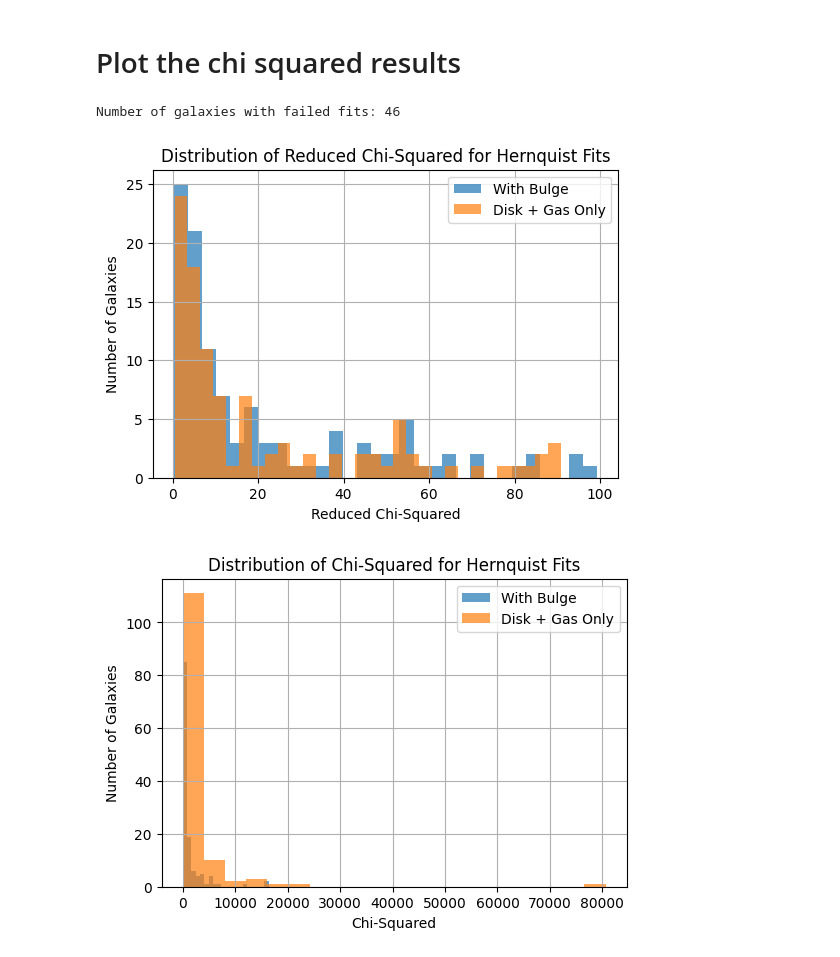
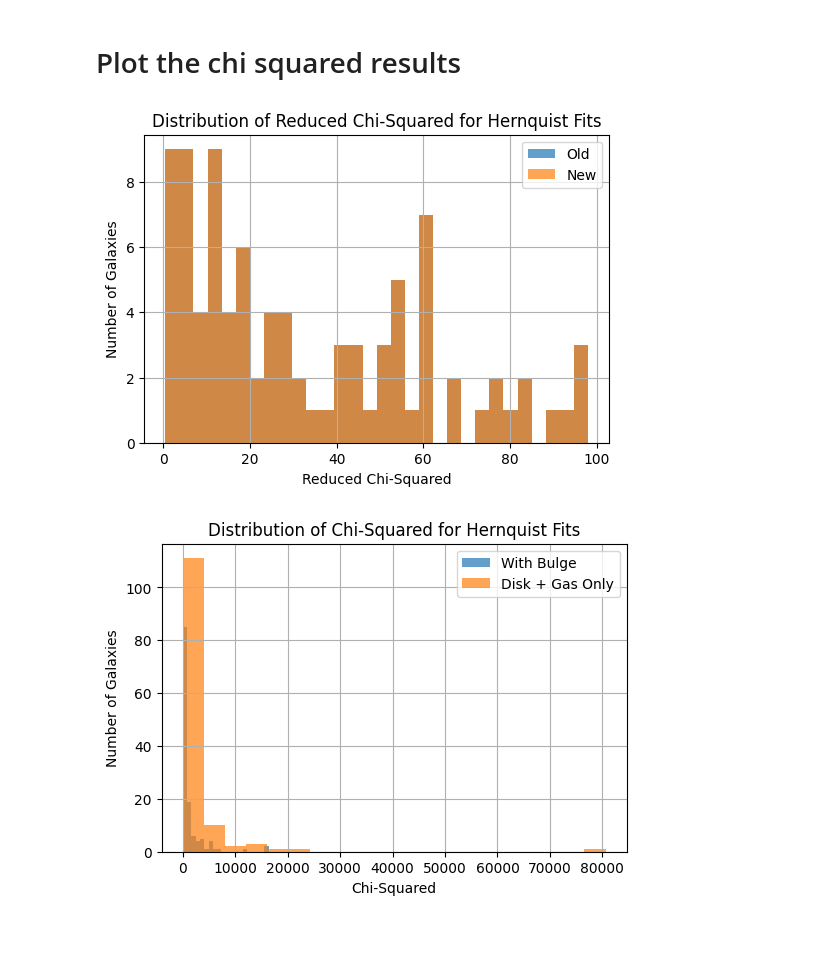
Before and after one commit to AdamSmithOrlik/sidm-rotation-curves-SPARC, a Jupyter notebook: baryon-fits.ipynb, the cells around one changed output. Saved outputs shown, nothing was run; the diff lists cells and outputs as text; code cells hidden in the pictures.

```diff
--- a/baryon-fits.ipynb
+++ b/baryon-fits.ipynb
@@ -357,27 +357,26 @@ Galaxy with largest a_fit_bulge: NGC4217 with a_fit_bulge = 2.2754076229727467
 # %%
 plot_path = os.getcwd() + "/plots/fits/"
 data_path = os.getcwd() + "/data/fit_data/"
 
-data = pd.read_csv(os.path.join(data_path, "hernquist_fit_results_gamma.csv"))
-data2 = pd.read_csv(os.path.join(data_path, "hernquist_fit_disk_gas.csv"))
-failed = np.loadtxt(os.path.join(data_path, "failed_fits_gamma.txt"), dtype=str).tolist()
-print("Number of galaxies with failed fits:", len(failed))
+data = pd.read_csv(os.path.join(data_path, "hern_fits.csv"))
+data2 = pd.read_csv(os.path.join(data_path, "hern_fits_test.csv"))
+# failed = np.loadtxt(os.path.join(data_path, "failed_fits_gamma.txt"), dtype=str).tolist()
+# print("Number of galaxies with failed fits:", len(failed))
 
-sub = data[data["RedChiSq"] < 100]
-sub2 = data2[data2["RedChiSq"] < 100]
+sub = data[data["ChiSq"] < 100]
+sub2 = data2[data2["ChiSq"] < 100]
 
 plt.figure(figsize=(6,4))
-plt.hist(sub["RedChiSq"], bins=30, color='C0', alpha=0.7, label='With Bulge')
-plt.hist(sub2["RedChiSq"], bins=30, color='C1', alpha=0.7, label='Disk + Gas Only')
+plt.hist(sub["ChiSq"], bins=30, color='C0', alpha=0.7, label='Old')
+plt.hist(sub2["ChiSq"], bins=30, color='C1', alpha=0.7, label='New')
 plt.legend()
 plt.xlabel('Reduced Chi-Squared')
 plt.ylabel('Number of Galaxies')
 plt.title('Distribution of Reduced Chi-Squared for Hernquist Fits')
 plt.grid()
 plt.show()
 # %% [output]
-Number of galaxies with failed fits: 46
-[figure, old version]
+[figure, new version]
 # %%
 plt.figure(figsize=(6,4))
 plt.hist(data["ChiSq"], bins=20, color='C0', alpha=0.7, label='With Bulge')
```
Also changed, not shown: parts of 11 cells of this notebook, 5 other files.
